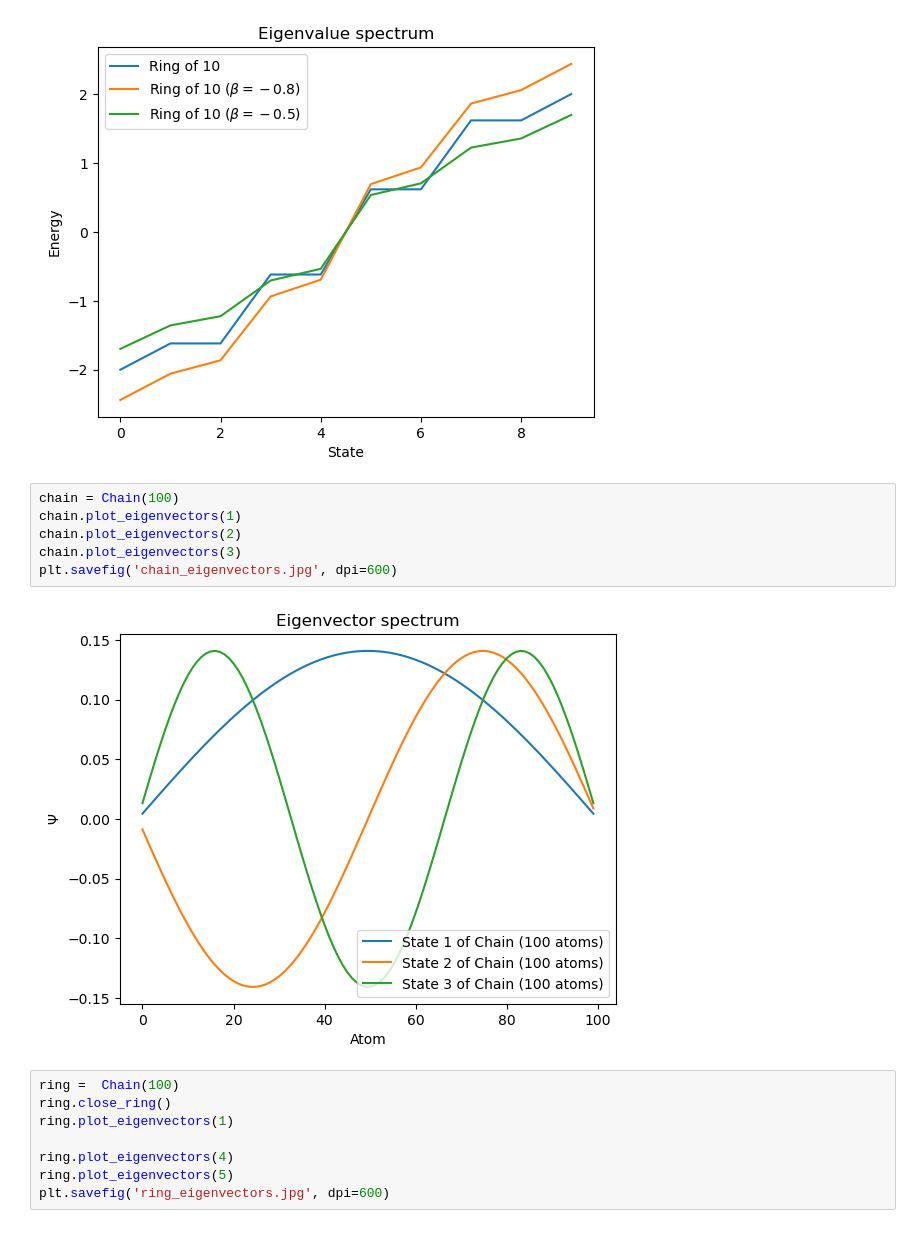
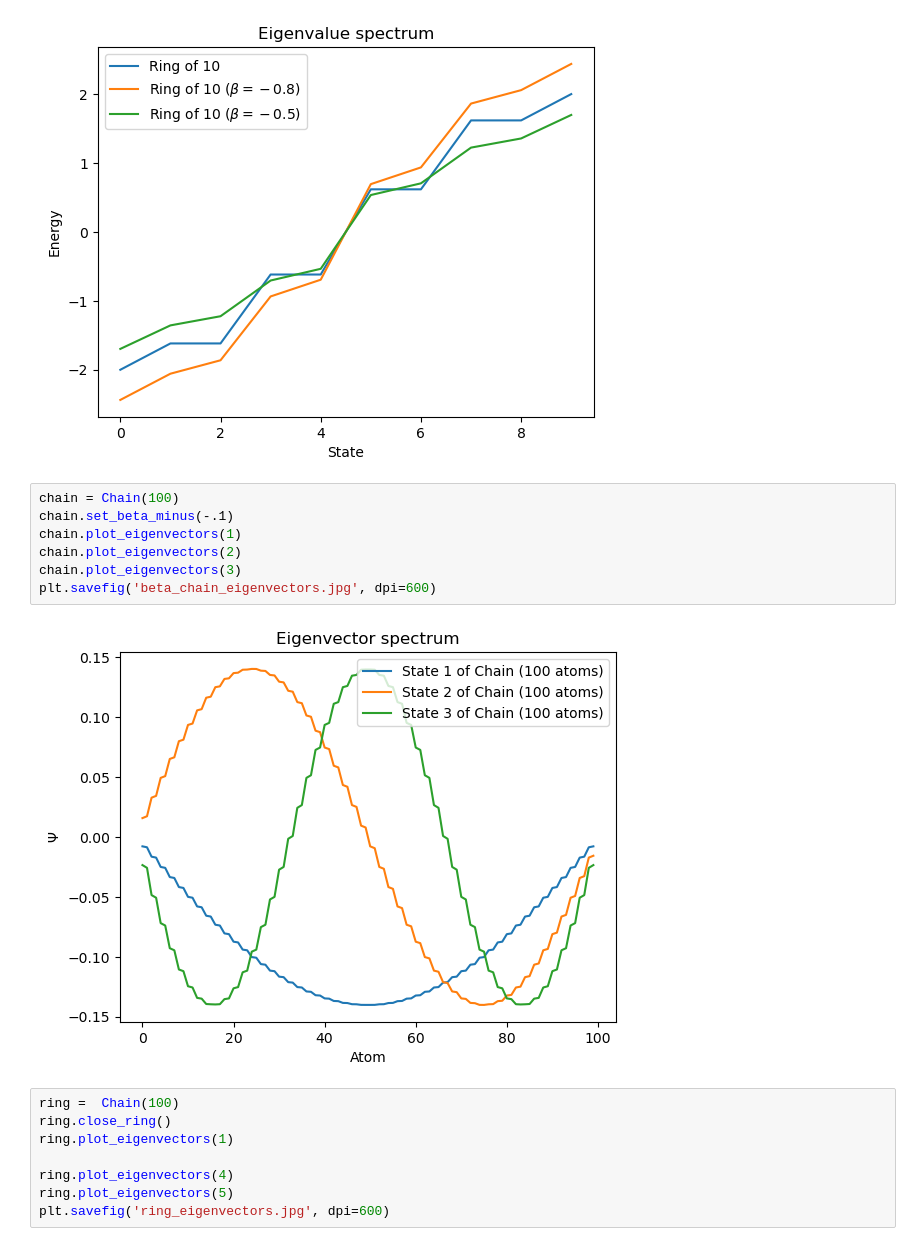
Before and after one commit to matarabadanf/Huckel-HW, a Jupyter notebook: plots/Plots.ipynb, the cells around one changed output. Drawn from its saved outputs; the diff is of its cells as text.

Commit message:
Update report and figures

```diff
--- a/plots/Plots.ipynb
+++ b/plots/Plots.ipynb
@@ -133,12 +149,13 @@ ring_beta_minus.plot_eigenvalues(comment=r'$\beta=-0.5$')
 [figure]
 # %%
 chain = Chain(100)
+chain.set_beta_minus(-.1)
 chain.plot_eigenvectors(1)
 chain.plot_eigenvectors(2)
 chain.plot_eigenvectors(3)
-plt.savefig('chain_eigenvectors.jpg', dpi=600)
+plt.savefig('beta_chain_eigenvectors.jpg', dpi=600)
 # %% [output]
-[figure, old version]
+[figure, new version]
 # %%
 ring =  Chain(100)
 ring.close_ring()
```
Also changed, not shown: parts of 1 cell of this notebook, 6 other files.
